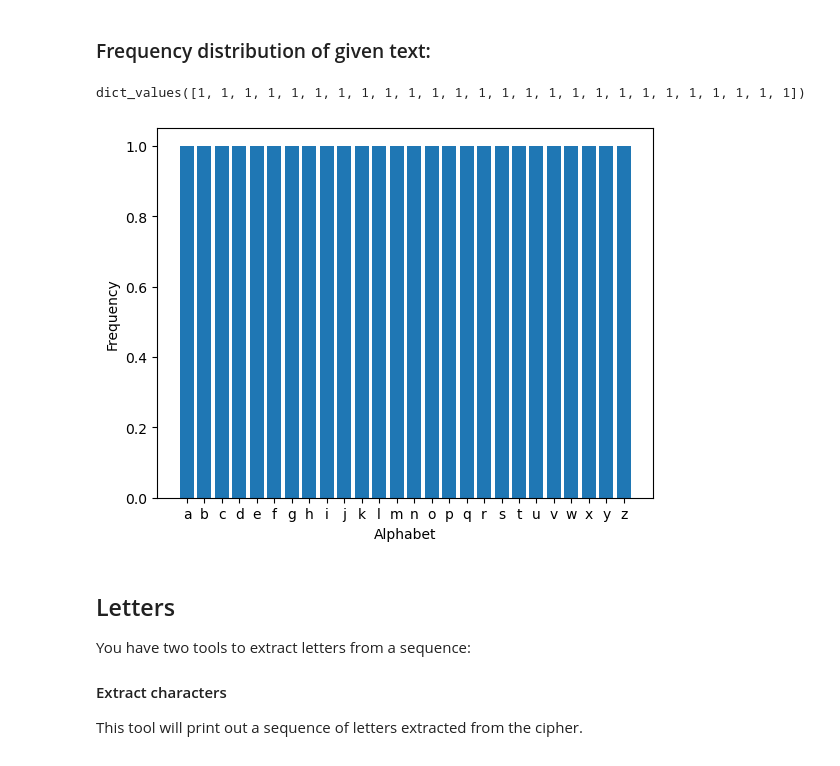
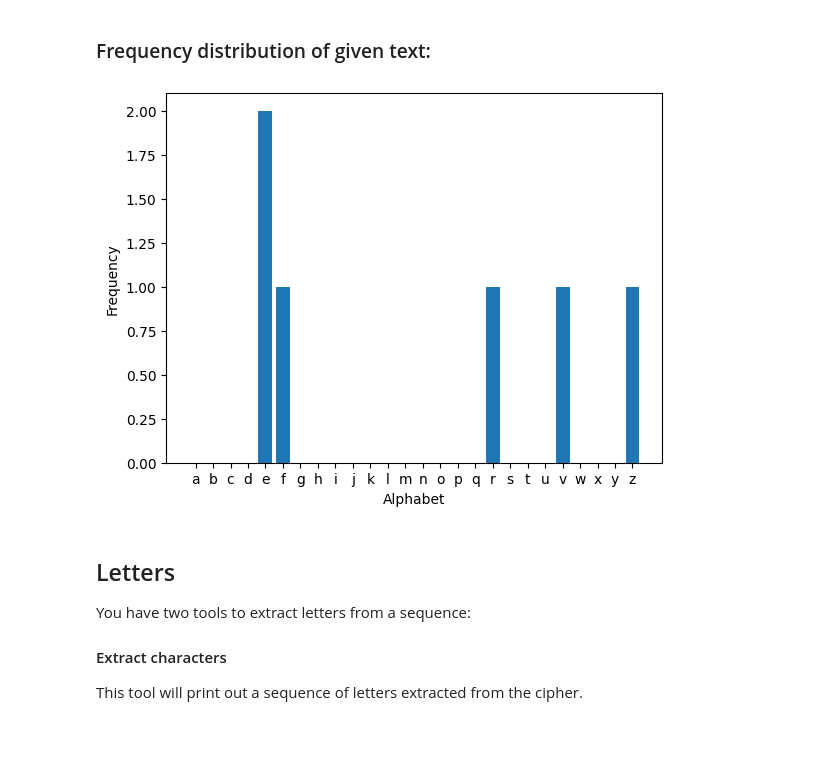
Before and after one commit to Ludodo06/Vigenere-course, a Jupyter notebook: PSActivity_Vigenere.ipynb, the cells around one changed output. Saved outputs shown, nothing was run; the diff lists cells and outputs as text; code cells hidden in the pictures.

Commit message:
Corrected plt graph

```diff
--- a/PSActivity_Vigenere.ipynb
+++ b/PSActivity_Vigenere.ipynb
@@ -42,11 +56,10 @@ Could they be useful?
 
 ### Frequency distribution of given text:
 # %%
-given_text = "abcdefghijklmnopqrstuvwxyz"
+given_text = "vfezre"
 plot_letters_frequency_analysis(given_text)
 # %% [output]
-dict_values([1, 1, 1, 1, 1, 1, 1, 1, 1, 1, 1, 1, 1, 1, 1, 1, 1, 1, 1, 1, 1, 1, 1, 1, 1, 1])
-[figure, old version]
+[figure, new version]
 # %% [markdown]
 ## Letters
 You have two tools to extract letters from a sequence:
```
Also changed, not shown: parts of 1 cell of this notebook, 1 other file.
